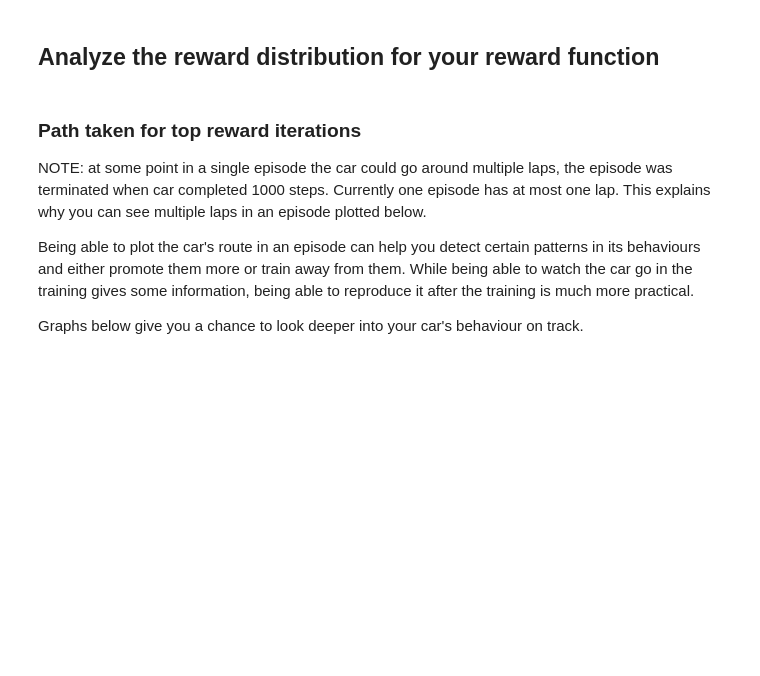
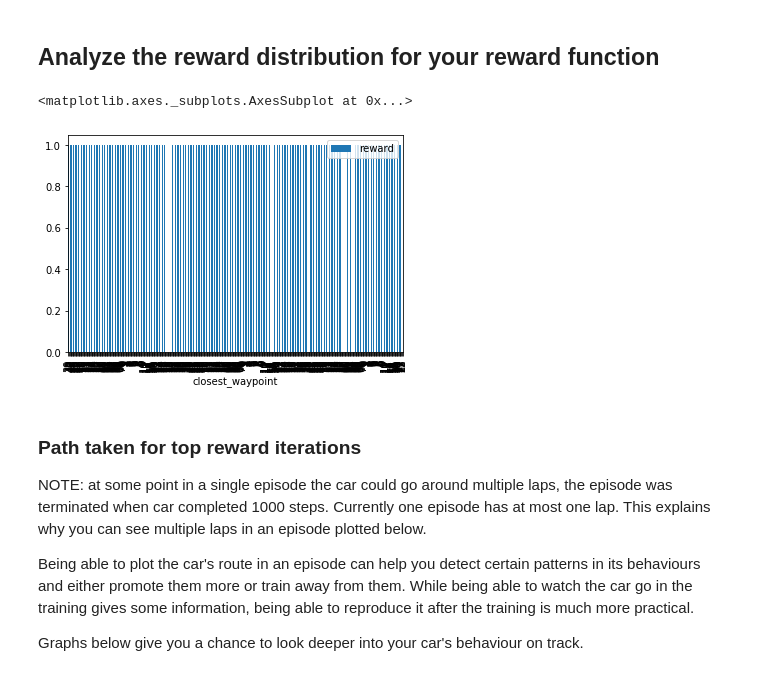
Before and after one commit to Tommyf/aws-deepracer-workshops, a Jupyter notebook: log-analysis/Training_analysis.ipynb, the cells around one changed output. Drawn from its saved outputs; the diff is of its cells as text; code cells hidden in the pictures; blank space fills up the shorter version.

```diff
--- a/log-analysis/Training_analysis.ipynb
+++ b/log-analysis/Training_analysis.ipynb
@@ -459,13 +509,16 @@ df[df['episode']==10]
 # %%
 # This shows a histogram of actions per closest waypoint for episode 771.
 # Will let you spot potentially problematic places in reward granting.
 # In this example reward function is clearly `return 1`. It may be worrying
 # if your reward function has some logic in it.
 # If you have a final step reward that makes the rest of this histogram
 # unreadable, you can filter the last step out by using
 # `episode[:-1].plot.bar` instead of `episode.plot.bar`
-episode = df[df['episode']==7]
+episode = df[df['episode']==771]
 episode.plot.bar(x='closest_waypoint', y='reward')
+# %% [output]
+<matplotlib.axes._subplots.AxesSubplot at 0x...>
+[figure, added]
 # %% [markdown]
 ### Path taken for top reward iterations
 
```
Also changed, not shown: parts of 27 cells of this notebook.
